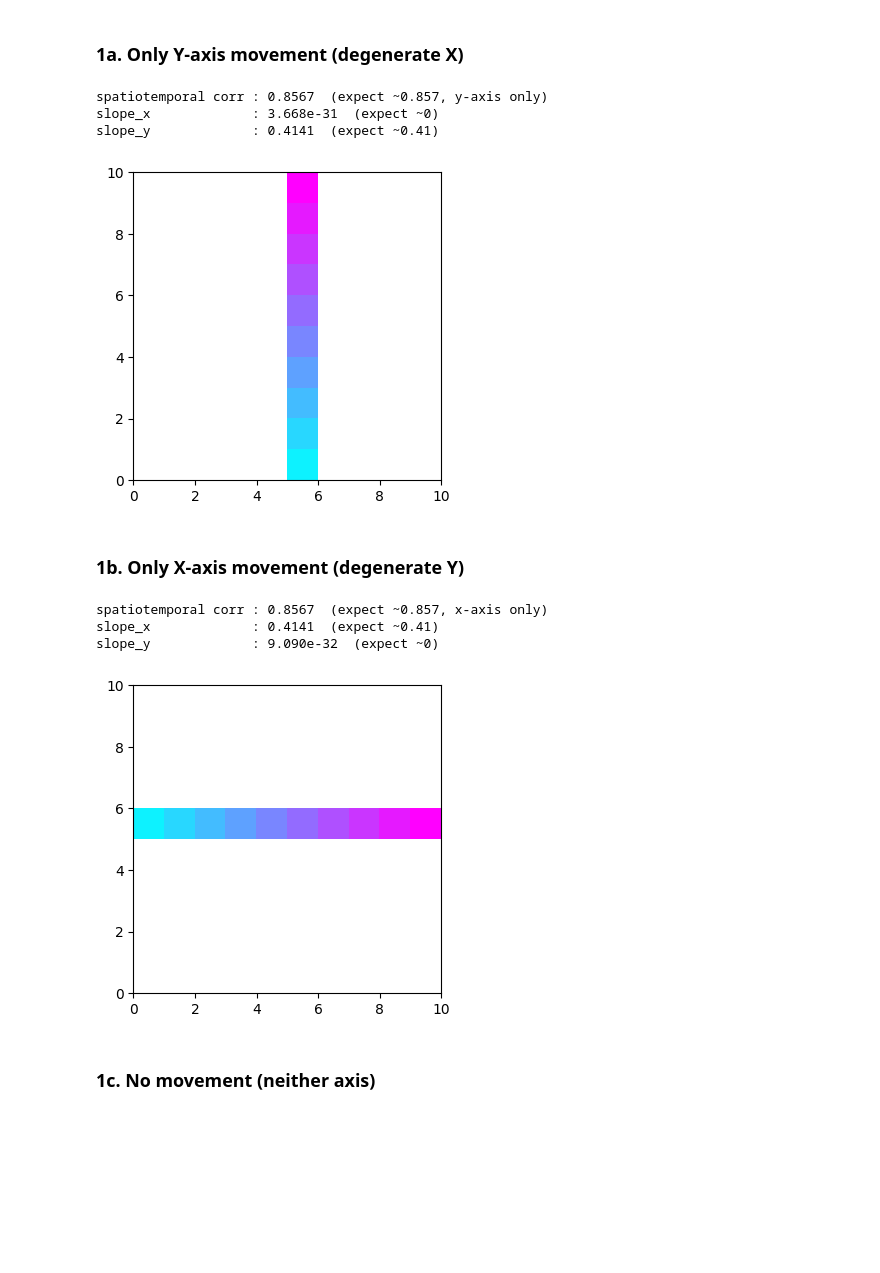
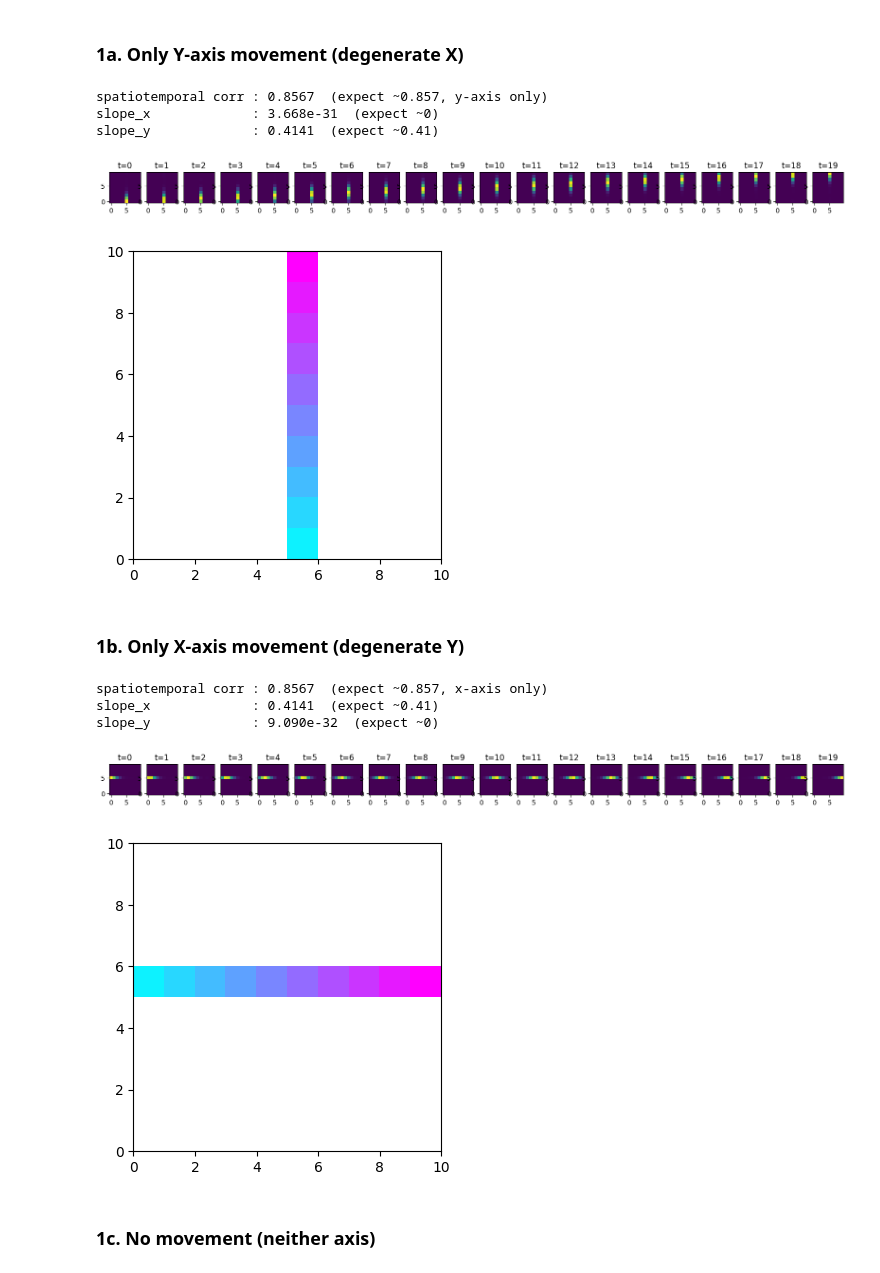
Before and after one commit to ryanharvey1/neuro_py, a Jupyter notebook: tutorials/weighted_corr_2d_tutorial.ipynb, the cells around one changed output. Drawn from its saved outputs; the diff is of its cells as text; code cells hidden in the pictures; blank space fills up the shorter version.

```diff
--- a/tutorials/weighted_corr_2d_tutorial.ipynb
+++ b/tutorials/weighted_corr_2d_tutorial.ipynb
@@ -133,6 +133,17 @@ def simulate_fragmented(t_dim=20, noise=0.05):
                 weights[i, j, k] = np.exp(-((i - cx) ** 2 + (j - cy) ** 2) / 2.0)
     weights += rng.uniform(0, noise, weights.shape)
     return weights
+
+
+def helper_plot(weights):
+    fig, ax = plt.subplots(1, weights.shape[2], figsize=(20, 2))
+    vmax = np.percentile(weights, 99.9)
+    for i in range(weights.shape[2]):
+        ax[i].imshow(
+            weights[..., i].T, origin="lower", aspect="equal", vmin=0, vmax=vmax
+        )
+        ax[i].set_title(f"t={i}")
+    plt.show()
 # %% [markdown]
 ## Section 1 — Degenerate Cases
 
@@ -142,18 +153,20 @@ These scenarios test the edge cases where movement is confined to a single axis
 # %%
 weights = simulate_degenerate_x()
 corr, x_traj, y_traj, slope_x, slope_y, mean_x, mean_y = weighted_corr_2d(weights)
 
 print(f"spatiotemporal corr : {corr:.4f}  (expect ~0.857, y-axis only)")
 print(f"slope_x             : {slope_x:.3e}  (expect ~0)")
 print(f"slope_y             : {slope_y:.4f}  (expect ~0.41)")
 
+helper_plot(weights)
 npy.plotting.plot_2d_replay(weights)
 plt.show()
 # %% [output]
 spatiotemporal corr : 0.8567  (expect ~0.857, y-axis only)
 slope_x             : 3.668e-31  (expect ~0)
 slope_y             : 0.4141  (expect ~0.41)
-[figure, old version]
+[figure, new version]
+[figure, added]
 # %% [markdown]
 ### 1b. Only X-axis movement (degenerate Y)
 # %%
@@ -163,6 +176,7 @@ corr, x_traj, y_traj, slope_x, slope_y, mean_x, mean_y = weighted_corr_2d(weight
 print(f"spatiotemporal corr : {corr:.4f}  (expect ~0.857, x-axis only)")
 print(f"slope_x             : {slope_x:.4f}  (expect ~0.41)")
 print(f"slope_y             : {slope_y:.3e}  (expect ~0)")
+helper_plot(weights)
 
 npy.plotting.plot_2d_replay(weights)
 plt.show()
@@ -170,7 +184,8 @@ plt.show()
 spatiotemporal corr : 0.8567  (expect ~0.857, x-axis only)
 slope_x             : 0.4141  (expect ~0.41)
 slope_y             : 9.090e-32  (expect ~0)
-[figure, old version]
+[figure, new version]
+[figure, added]
 # %% [markdown]
 ### 1c. No movement (neither axis)
 # %%
```
Also changed, not shown: parts of 8 cells of this notebook.
